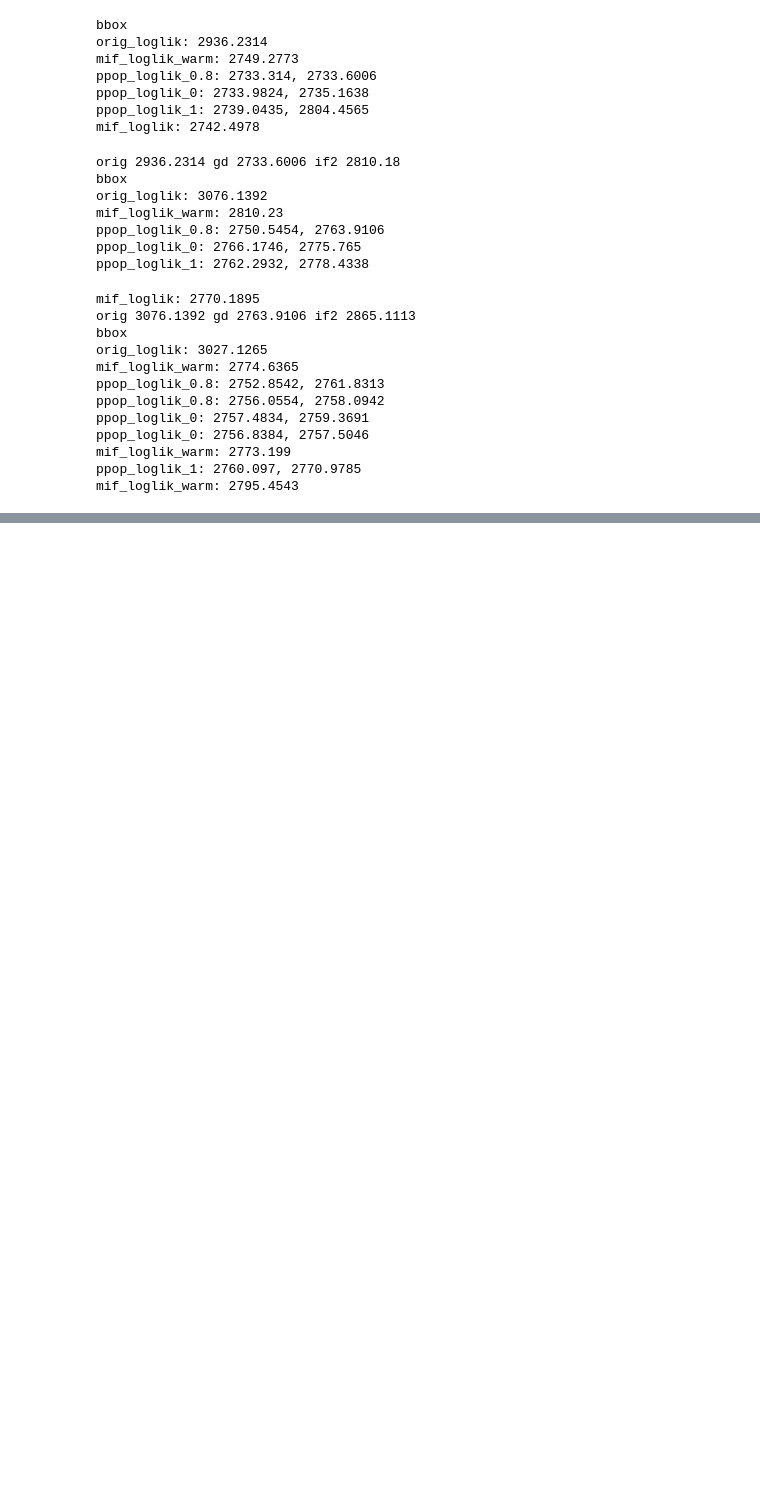
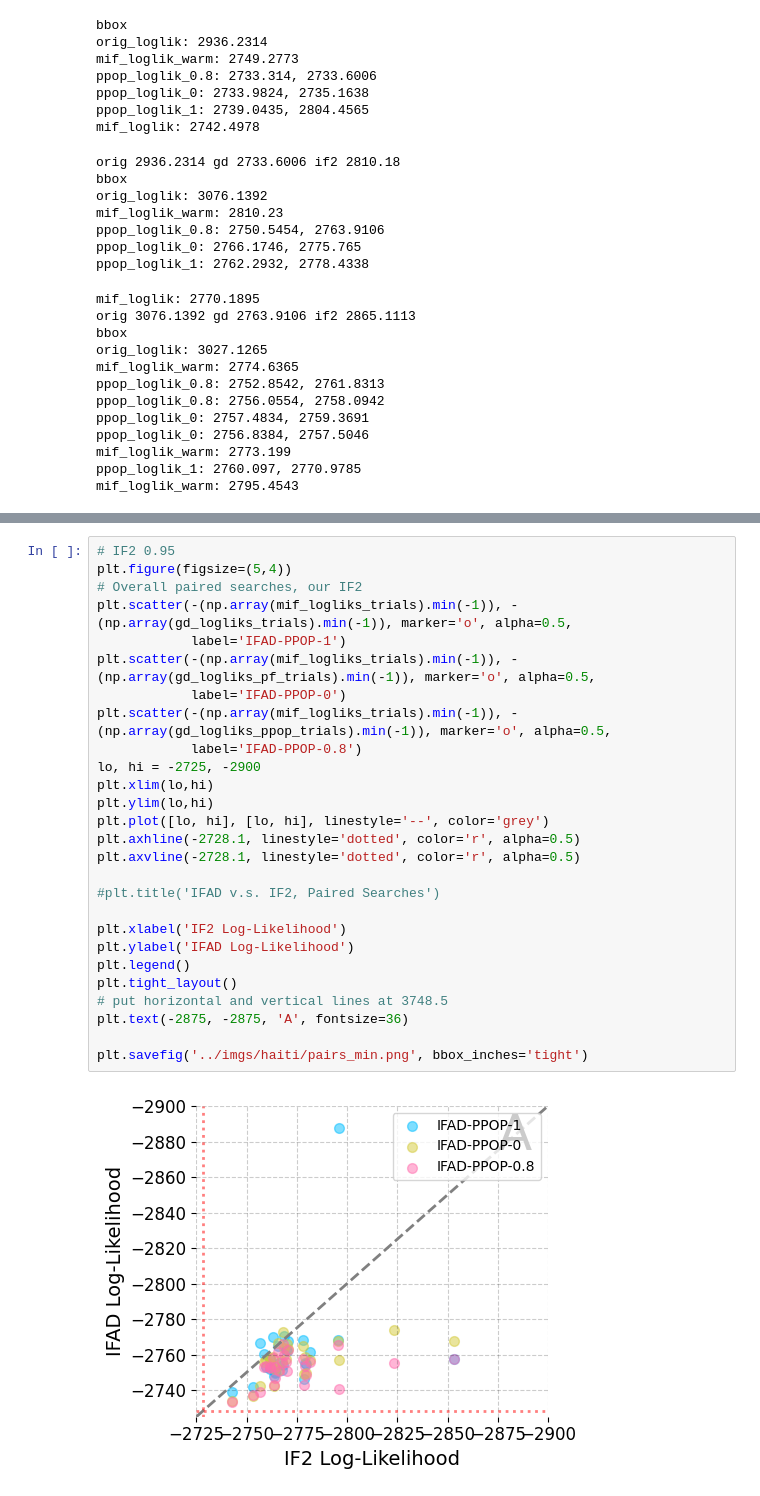
Before and after one commit to hetankevin/diffPomp, a Jupyter notebook: haiti/haiti.ipynb, the cells around one changed output, grey strips where cells are left out. Saved outputs shown, nothing was run; the diff lists cells and outputs as text; blank space fills up the shorter version.

```diff
--- a/haiti/haiti.ipynb
+++ b/haiti/haiti.ipynb
@@ -512,0 +646,29 @@ np.array(mif_logliks_trials).shape
+# %%
+# IF2 0.95
+plt.figure(figsize=(5,4))
+# Overall paired searches, our IF2
+plt.scatter(-(np.array(mif_logliks_trials).min(-1)), -(np.array(gd_logliks_trials).min(-1)), marker='o', alpha=0.5,
+            label='IFAD-PPOP-1')
+plt.scatter(-(np.array(mif_logliks_trials).min(-1)), -(np.array(gd_logliks_pf_trials).min(-1)), marker='o', alpha=0.5,
+            label='IFAD-PPOP-0')
+plt.scatter(-(np.array(mif_logliks_trials).min(-1)), -(np.array(gd_logliks_ppop_trials).min(-1)), marker='o', alpha=0.5,
+            label='IFAD-PPOP-0.8')
+lo, hi = -2725, -2900
+plt.xlim(lo,hi)
+plt.ylim(lo,hi)
+plt.plot([lo, hi], [lo, hi], linestyle='--', color='grey')
+plt.axhline(-2728.1, linestyle='dotted', color='r', alpha=0.5)
+plt.axvline(-2728.1, linestyle='dotted', color='r', alpha=0.5)
+
+#plt.title('IFAD v.s. IF2, Paired Searches')
+
+plt.xlabel('IF2 Log-Likelihood')
+plt.ylabel('IFAD Log-Likelihood')
+plt.legend()
+plt.tight_layout()
+# put horizontal and vertical lines at 3748.5
+plt.text(-2875, -2875, 'A', fontsize=36)
+
+plt.savefig('../imgs/haiti/pairs_min.png', bbox_inches='tight')
+# %% [output]
+[figure, added]
```
Also changed, not shown: parts of 18 cells of this notebook, 30 other files.
